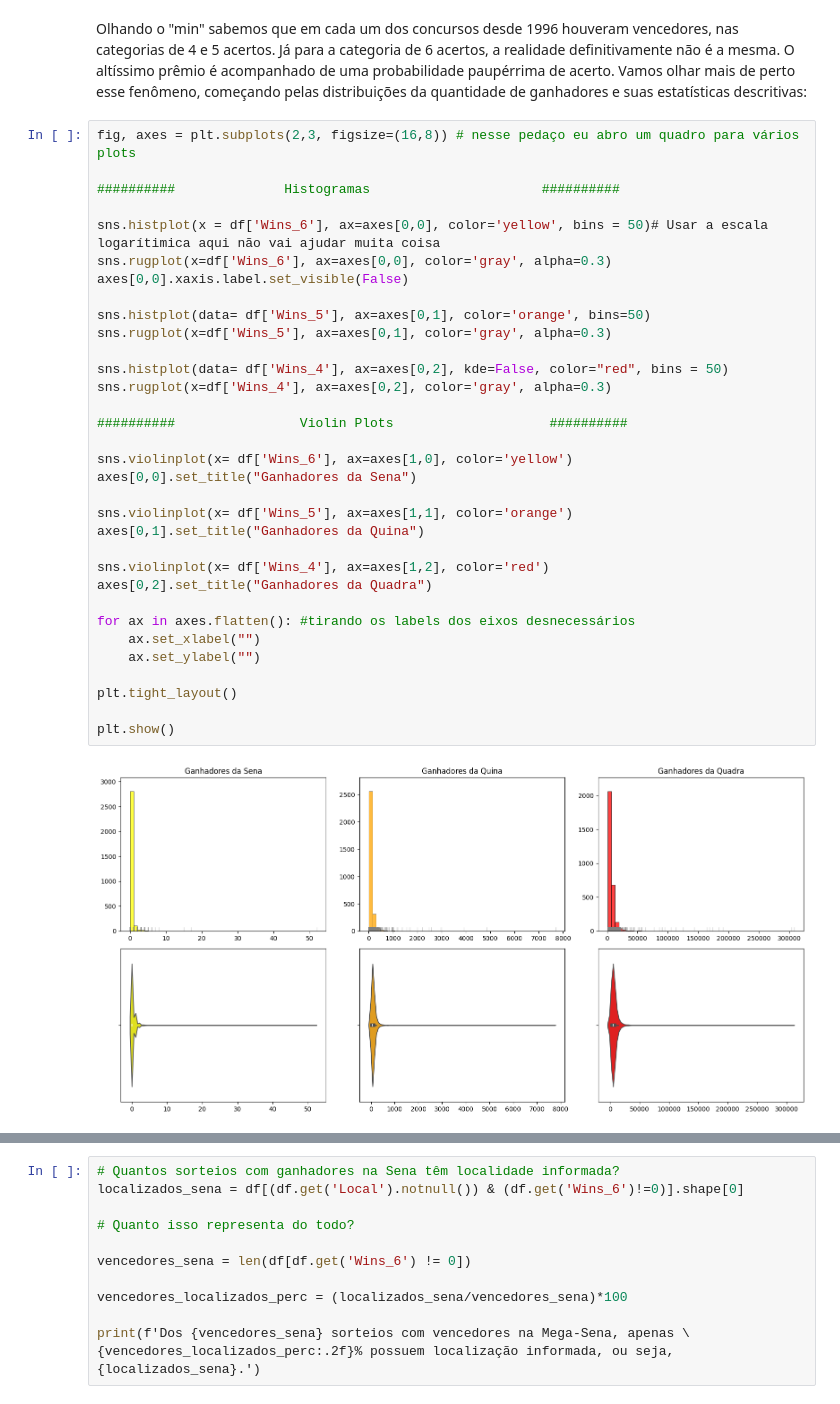
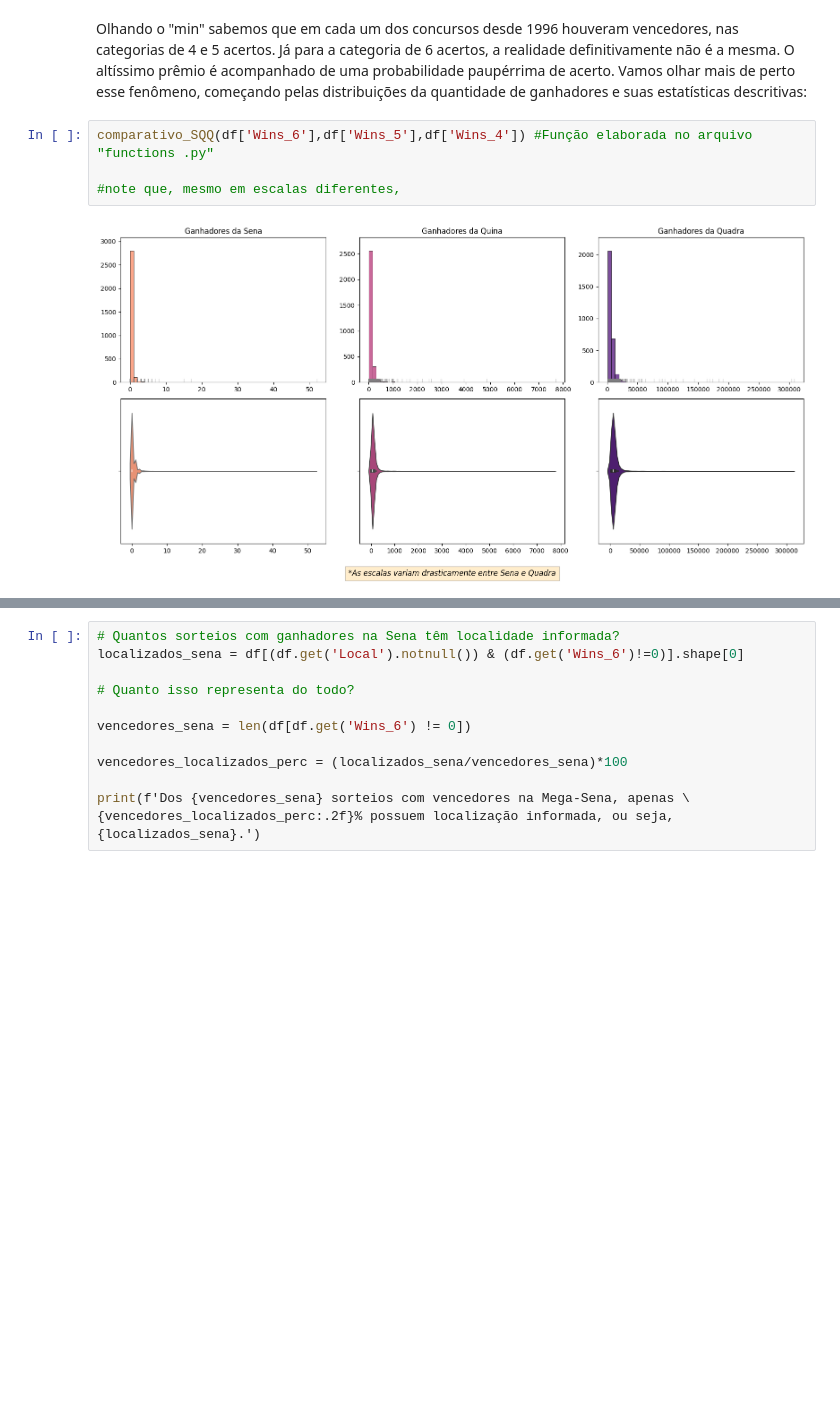
Before and after one commit to zf0rest/megasena_science, a Jupyter notebook: notebooks/analise.ipynb, the cells around one changed output, grey strips where cells are left out. Drawn from its saved outputs; the diff is of its cells as text; blank space fills up the shorter version.

Commit message:
plot comparativo e texto descritivo finalizados

```diff
--- a/notebooks/analise.ipynb
+++ b/notebooks/analise.ipynb
@@ -199,39 +199,10 @@ win_cat.describe()
 | max | 52.000000 | 7688.000000 | 308315.000000 |
 # %% [markdown]
 Olhando o "min" sabemos que em cada um dos concursos desde 1996 houveram vencedores, nas categorias de 4 e 5 acertos. Já para a categoria de 6 acertos, a realidade definitivamente não é a mesma. O altíssimo prêmio é acompanhado de uma probabilidade paupérrima de acerto. Vamos olhar mais de perto esse fenômeno, começando pelas distribuições da quantidade de ganhadores e suas estatísticas descritivas:
-# %%
-fig, axes = plt.subplots(2,3, figsize=(16,8)) # nesse pedaço eu abro um quadro para vários plots
-
-##########              Histogramas                      ##########
-
-sns.histplot(x = df['Wins_6'], ax=axes[0,0], color='yellow', bins = 50)# Usar a escala logarítimica aqui não vai ajudar muita coisa
-sns.rugplot(x=df['Wins_6'], ax=axes[0,0], color='gray', alpha=0.3)
-axes[0,0].xaxis.label.set_visible(False)
-
-sns.histplot(data= df['Wins_5'], ax=axes[0,1], color='orange', bins=50)
-sns.rugplot(x=df['Wins_5'], ax=axes[0,1], color='gray', alpha=0.3)
-
-sns.histplot(data= df['Wins_4'], ax=axes[0,2], kde=False, color="red", bins = 50)
-sns.rugplot(x=df['Wins_4'], ax=axes[0,2], color='gray', alpha=0.3)
-
-##########                Violin Plots                    ##########
-
-sns.violinplot(x= df['Wins_6'], ax=axes[1,0], color='yellow')
-axes[0,0].set_title("Ganhadores da Sena")
-
-sns.violinplot(x= df['Wins_5'], ax=axes[1,1], color='orange')
-axes[0,1].set_title("Ganhadores da Quina")
-
-sns.violinplot(x= df['Wins_4'], ax=axes[1,2], color='red')
-axes[0,2].set_title("Ganhadores da Quadra")
-
-for ax in axes.flatten(): #tirando os labels dos eixos desnecessários
-    ax.set_xlabel("")
-    ax.set_ylabel("")
-
-plt.tight_layout()
-
-plt.show()
-# %% [output]
-[figure, removed]
+# %%
+comparativo_SQQ(df['Wins_6'],df['Wins_5'],df['Wins_4']) #Função elaborada no arquivo "functions .py"
+
+#note que, mesmo em escalas diferentes,
+# %% [output]
+[figure, added]
 # %% [markdown]
```
Also changed, not shown: parts of 1 cell of this notebook, 1 other file.
